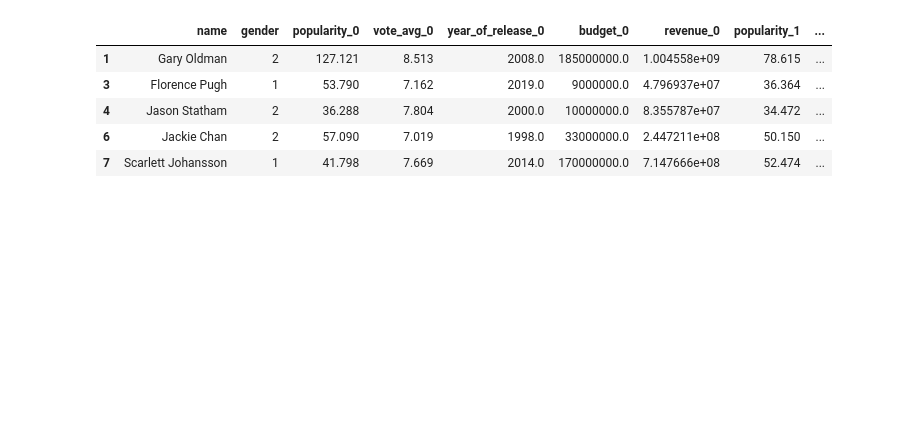
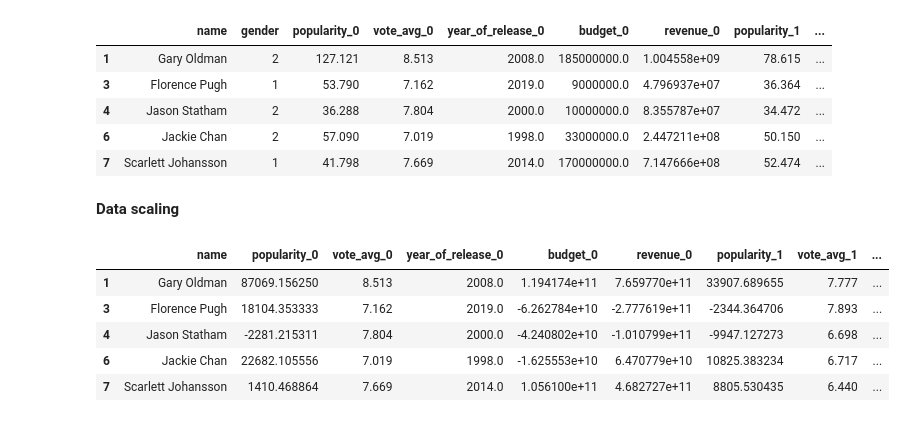
Before and after one commit to epfl-ada/ada-2023-project-cinemada, a Jupyter notebook: Main_analysis/fame_prediction.ipynb, the cells around one changed output. Cells and saved outputs as stored; diff of their text form; code cells hidden in the pictures; blank space fills up the shorter version.

Commit message:
Added time-awared scaling for embeddings

```diff
--- a/Main_analysis/fame_prediction.ipynb
+++ b/Main_analysis/fame_prediction.ipynb
@@ -107,3 +109,19 @@ actors_df.head()
 | 7 | Scarlett Johansson | 1 | 41.798 | 7.669 | 2014.0 | 170000000.0 | 7.147666e+08 | 52.474 | ... |
 # %%
 actors_df.to_csv('../Data/preprocessed_data/embedding_db.csv', index=False)
+# %% [markdown]
+**Data scaling**
+# %%
+# one-hot-encoding for gender
+actors_df["female"] = actors_df["gender"].apply(lambda x: int(x == 1))
+actors_df["male"] = actors_df["gender"].apply(lambda x: int(x == 2))
+actors_df.drop(columns =["gender"], inplace=True)
+# %%
+actors_df.head()
+# %% [output]
+|  | name | popularity_0 | vote_avg_0 | year_of_release_0 | budget_0 | revenue_0 | popularity_1 | vote_avg_1 | ... |
+| 1 | Gary Oldman | 87069.156250 | 8.513 | 2008.0 | 1.194174e+11 | 7.659770e+11 | 33907.689655 | 7.777 | ... |
+| 3 | Florence Pugh | 18104.353333 | 7.162 | 2019.0 | -6.262784e+10 | -2.777619e+11 | -2344.364706 | 7.893 | ... |
+| 4 | Jason Statham | -2281.215311 | 7.804 | 2000.0 | -4.240802e+10 | -1.010799e+11 | -9947.127273 | 6.698 | ... |
+| 6 | Jackie Chan | 22682.105556 | 7.019 | 1998.0 | -1.625553e+10 | 6.470779e+10 | 10825.383234 | 6.717 | ... |
+| 7 | Scarlett Johansson | 1410.468864 | 7.669 | 2014.0 | 1.056100e+11 | 4.682727e+11 | 8805.530435 | 6.440 | ... |
```
Also changed, not shown: parts of 7 cells of this notebook, 1 other file.
